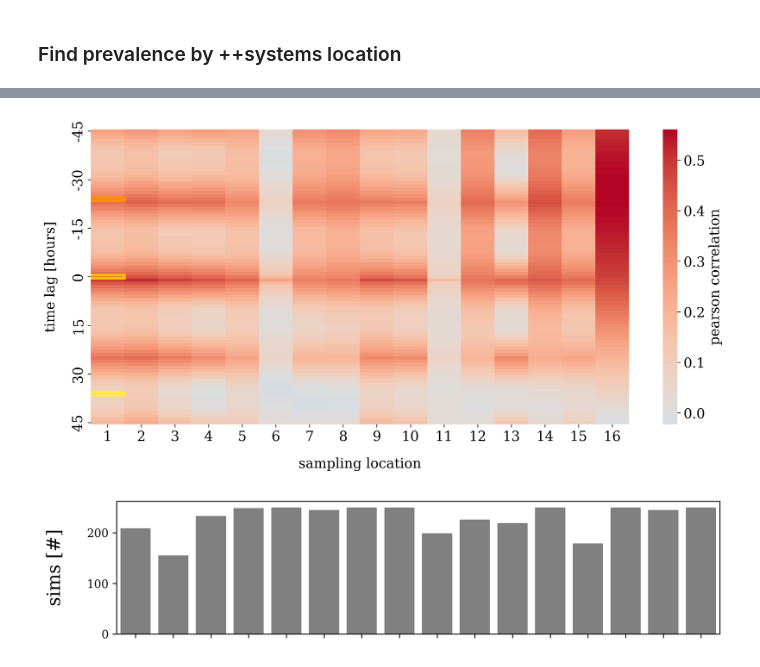
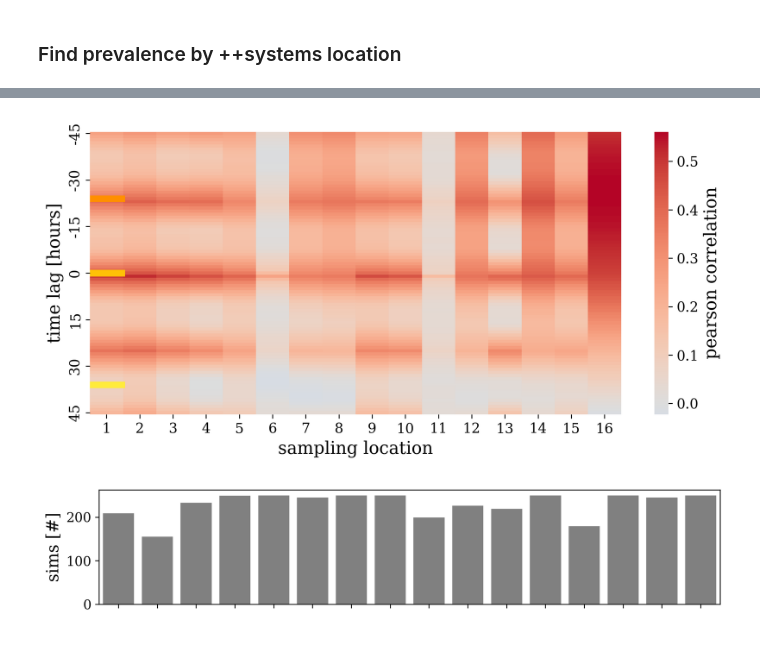
Before and after one commit to inside-consortium/inside_demonstrator, a Jupyter notebook: analysis/scripts/5d_local_correlation.ipynb, the cells around one changed output, grey strips where cells are left out. Cells and saved outputs as stored; diff of their text form; code cells hidden in the pictures.

Commit message:
Update local correlation plot format

```diff
--- a/analysis/scripts/5d_local_correlation.ipynb
+++ b/analysis/scripts/5d_local_correlation.ipynb
@@ -120,14 +119,10 @@ df_nas = pd.DataFrame(nas).transpose()
 df_nas.columns = ['1', '2', '3', '4', '5', '6', '7', '8', '9', '10', '11', '12', '13', '14', '15', '16']
 # %%
 from matplotlib.patches import Rectangle
-fig, ax = plt.subplots(figsize = (12,6), dpi=300)
+fig, ax = plt.subplots(figsize = (9,4.5), dpi=300)
 lb = sns.heatmap(df_res[[str(i) for i in range(1,17)]], cmap='coolwarm', center=0, yticklabels=15, cbar_kws={'label': 'pearson correlation'})
-ax.set_xlabel("sampling location", labelpad=16,fontsize=16)
-ax.set_ylabel("time lag [hours]", labelpad=16,fontsize=16)
-lb.figure.axes[-1].yaxis.label.set_size(16)
-lb.figure.axes[-1].tick_params(axis='y', labelsize=16)
-ax.tick_params(axis='x', labelsize=16)
-ax.tick_params(axis='y', labelsize=16)
+ax.set_xlabel("sampling location")
+ax.set_ylabel("time lag [hours]")
 
 shades_of_yellow = ['#FFEB3B', '#FFC107', '#FF8F00']
 ax.add_patch(Rectangle((0, df_res.index.get_loc(-24)), 1, 1, fill=False, edgecolor=shades_of_yellow[2], lw=3))
@@ -137,18 +132,17 @@ ax.add_patch(Rectangle((0, df_res.index.get_loc(36)), 1, 1, fill=False, edgecolo
 plt.tight_layout()
 fig.savefig(os.path.join(plot_path, f"{file_name_prefix}_local_cross_correlation.png"), dpi=300)
 # %% [output]
-[figure, old version]
+[figure, new version]
 # %%
-fig, ax = plt.subplots(figsize = (8.5,2), dpi=300)
+fig, ax = plt.subplots(figsize = (9,2), dpi=300)
 lb = sns.barplot(df_nas[[str(i) for i in range(1,17)]], color = "grey")
-ax.set_ylabel("sims [#]", labelpad=20,fontsize=20)
-lb.figure.axes[-1].yaxis.label.set_size(16)
+ax.set_ylabel("sims [#]")
 ax.set(xticklabels=[])
 
 plt.tight_layout()
 fig.savefig(os.path.join(plot_path, f"{file_name_prefix}_local_corr_sims.png"), dpi=300)
 # %% [output]
-[figure, old version]
+[figure, new version]
 # %%
 sim_no = 1
 station = 1
```
Also changed, not shown: parts of 3 cells of this notebook.
